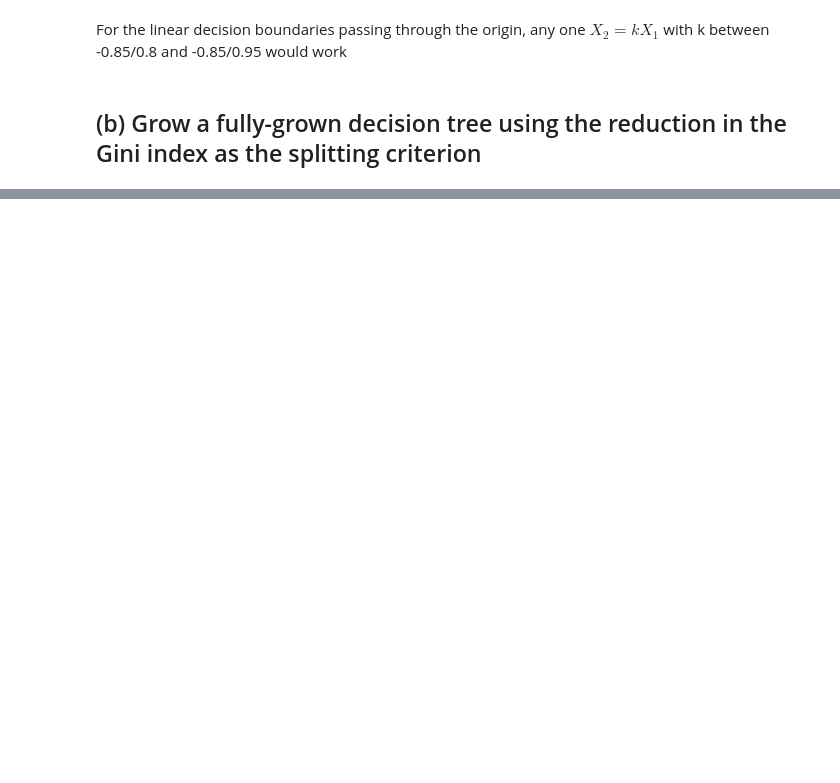
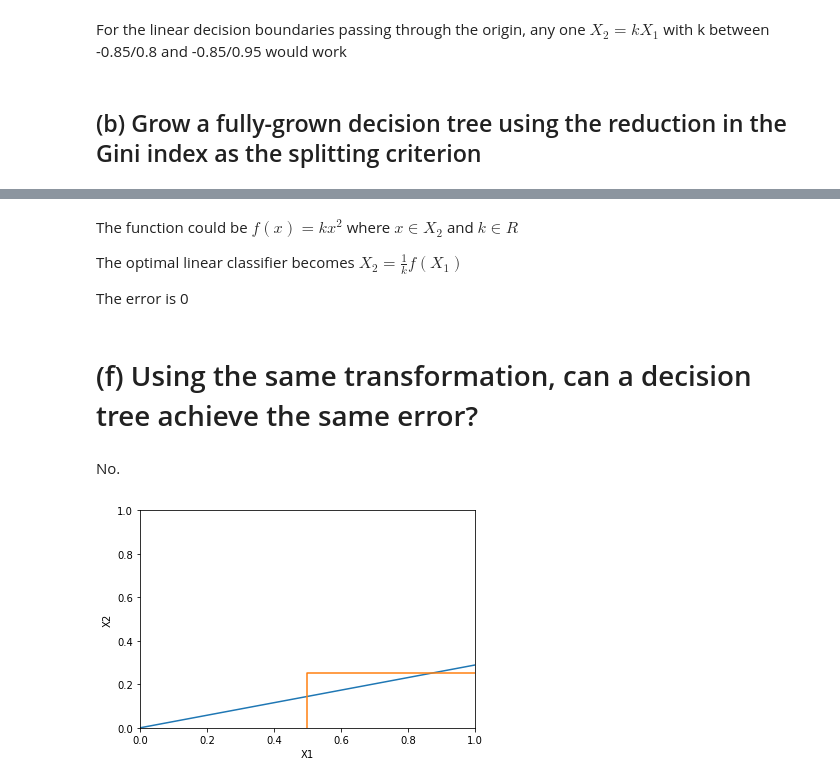
Before and after one commit to ShrekFelix/COMPSCI571-Machine-Learning, a Jupyter notebook: DecisionTree/hw2.ipynb, the cells around one changed output, grey strips where cells are left out. Saved outputs shown, nothing was run; the diff lists cells and outputs as text; code cells hidden in the pictures; blank space fills up the shorter version.

```diff
--- a/DecisionTree/hw2.ipynb
+++ b/DecisionTree/hw2.ipynb
@@ -104,0 +215,22 @@ def CART(X, Y, I):
+# %% [markdown]
+The function could be $ f(x)=kx^2 $ where $ x \in X_2 $ and $ k \in R $
+
+The optimal linear classifier becomes $ X_2 = \frac{1}{k}f(X_1) $
+
+The error is 0
+# %% [markdown]
+# (f) Using the same transformation, can a decision tree achieve the same error?
+# %% [markdown]
+No.
+# %%
+x1=np.linspace(0,1,100)
+y1=0.2887*x1
+plt.plot(x1,y1)
+plt.plot([0.5,0.5,1],[0,0.25,0.25])
+plt.xlabel('X1')
+plt.ylabel('X2')
+plt.xlim(0,1)
+plt.ylim(0,1)
+pass
+# %% [output]
+[figure, added]
```
Also changed, not shown: parts of 14 cells of this notebook.
